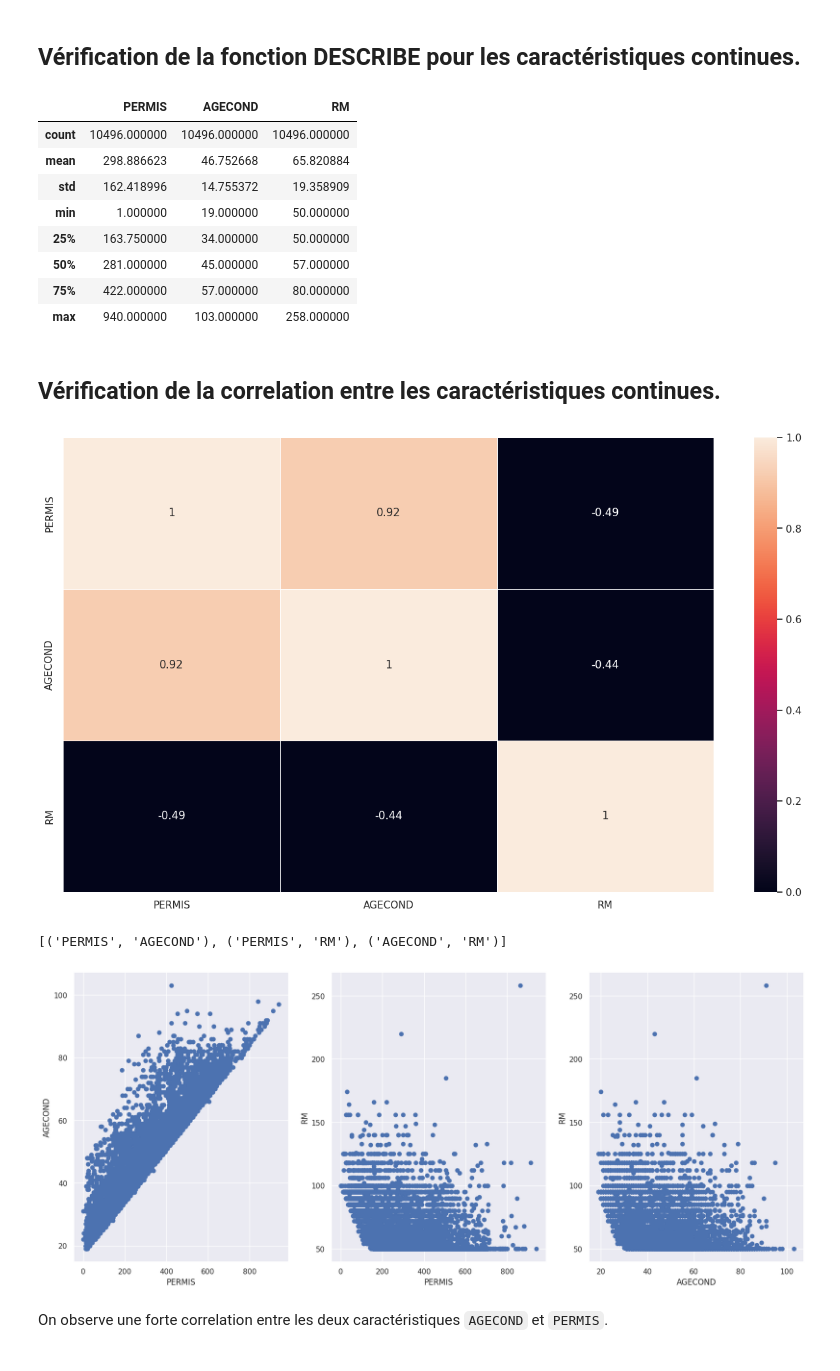
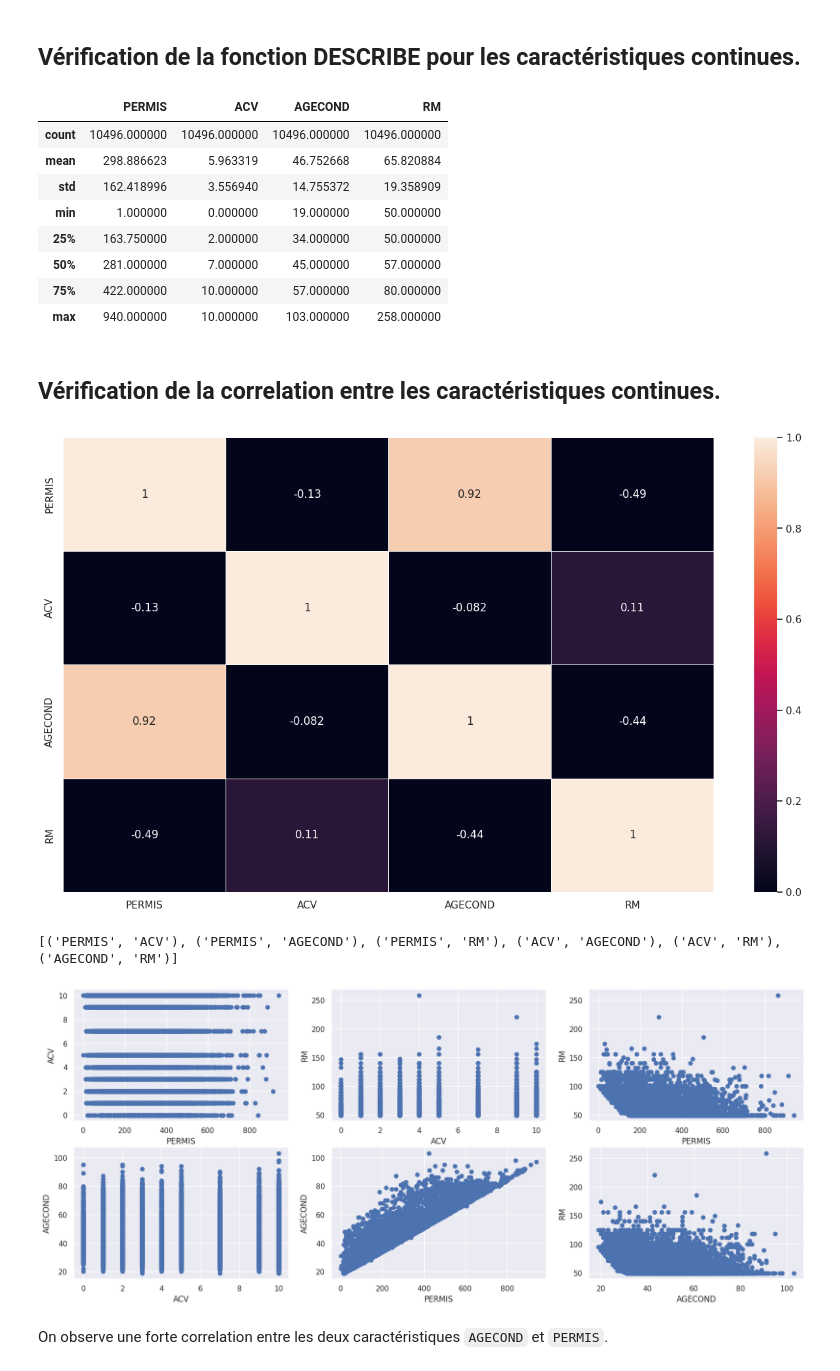
Before and after one commit to aderdouri/ActuarialThesis, a Jupyter notebook: Notebooks/myExploratoryDataAnalysis.ipynb, the cells around one changed output. Saved outputs shown, nothing was run; the diff lists cells and outputs as text; code cells hidden in the pictures.

```diff
--- a/Notebooks/myExploratoryDataAnalysis.ipynb
+++ b/Notebooks/myExploratoryDataAnalysis.ipynb
@@ -269,7 +271,7 @@ Les caractéristiques `CSP`, `USAGE` et `GARAGE`, même s'ils sont présente dan
 df['CSP'] = df['CSP'].astype('object')
 df['USAGE'] = df['USAGE'].astype('object')
 df['GARAGE'] = df['GARAGE'].astype('object')
-df['ACV'] = df['ACV'].astype('object')
+#df['ACV'] = df['ACV'].astype('object')
 # %%
 categorical_features = list(df.select_dtypes(include=['object']).columns)
 print("Categorical features in Train data : {} features".format(len(categorical_features)))
@@ -325,15 +326,15 @@ Le nombre maximum de valeurs uniques dans une seule caractéristique catégoriel
 # %%
 df[continous_features].describe()
 # %% [output]
-|  | PERMIS | AGECOND | RM |
-| count | 10496.000000 | 10496.000000 | 10496.000000 |
-| mean | 298.886623 | 46.752668 | 65.820884 |
-| std | 162.418996 | 14.755372 | 19.358909 |
-| min | 1.000000 | 19.000000 | 50.000000 |
-| 25% | 163.750000 | 34.000000 | 50.000000 |
-| 50% | 281.000000 | 45.000000 | 57.000000 |
-| 75% | 422.000000 | 57.000000 | 80.000000 |
-| max | 940.000000 | 103.000000 | 258.000000 |
+|  | PERMIS | ACV | AGECOND | RM |
+| count | 10496.000000 | 10496.000000 | 10496.000000 | 10496.000000 |
+| mean | 298.886623 | 5.963319 | 46.752668 | 65.820884 |
+| std | 162.418996 | 3.556940 | 14.755372 | 19.358909 |
+| min | 1.000000 | 0.000000 | 19.000000 | 50.000000 |
+| 25% | 163.750000 | 2.000000 | 34.000000 | 50.000000 |
+| 50% | 281.000000 | 7.000000 | 45.000000 | 57.000000 |
+| 75% | 422.000000 | 10.000000 | 57.000000 | 80.000000 |
+| max | 940.000000 | 10.000000 | 103.000000 | 258.000000 |
 # %% [markdown]
 ## Vérification de la correlation entre les caractéristiques continues.
 # %%
@@ -342,23 +343,23 @@ correlation_matrix = df[continous_features].corr()
 sns.heatmap(correlation_matrix, annot=True,vmin=0, vmax=1,linewidths=.5)
 plt.savefig('ActuarialThesis/Plots/myCorrelation.pdf');
 # %% [output]
-[figure, old version]
+[figure, new version]
 # %%
 import itertools
 combinations = list(itertools.combinations(continous_features, 2))
 print(combinations)
 # %% [output]
-[('PERMIS', 'AGECOND'), ('PERMIS', 'RM'), ('AGECOND', 'RM')]
+[('PERMIS', 'ACV'), ('PERMIS', 'AGECOND'), ('PERMIS', 'RM'), ('ACV', 'AGECOND'), ('ACV', 'RM'), ('AGECOND', 'RM')]
 # %%
-f, ax = plt.subplots(1, 3, figsize=(20, 8))
+f, ax = plt.subplots(2, 3, figsize=(20, 8))
 
 for i, name in enumerate(combinations):
-    ax[i].scatter(df[name[0]], df[name[1]])
-    ax[i].set_xlabel(name[0])
-    ax[i].set_ylabel(name[1])
+    ax[i%2][i%3].scatter(df[name[0]], df[name[1]])
+    ax[i%2][i%3].set_xlabel(name[0])
+    ax[i%2][i%3].set_ylabel(name[1])
 plt.savefig('ActuarialThesis/Plots/myCorrelationPlot.pdf');
 # %% [output]
-[figure, old version]
+[figure, new version]
 # %% [markdown]
 On observe une forte correlation entre les deux caractéristiques `AGECOND` et `PERMIS`.
 # %%
```
Also changed, not shown: parts of 24 cells of this notebook.
